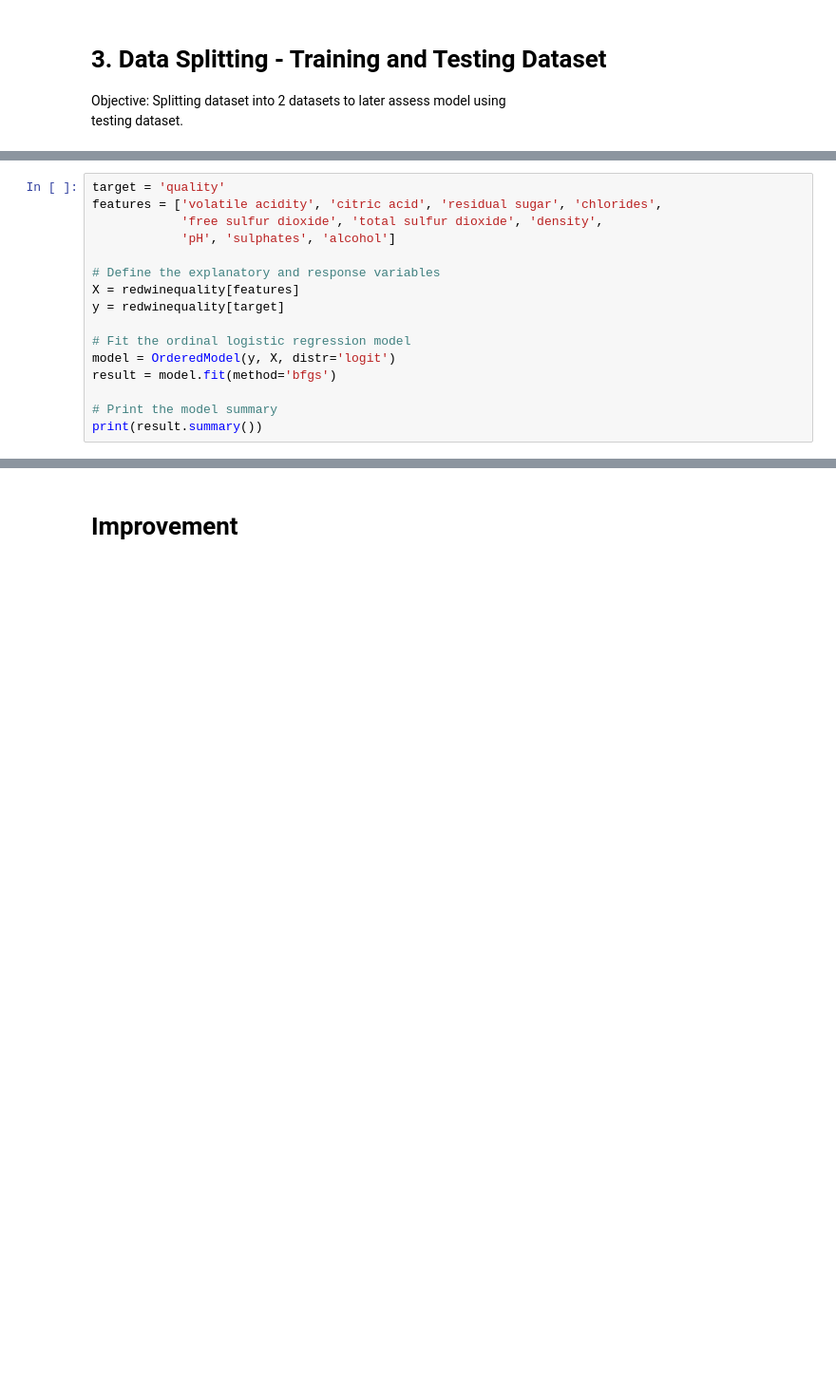
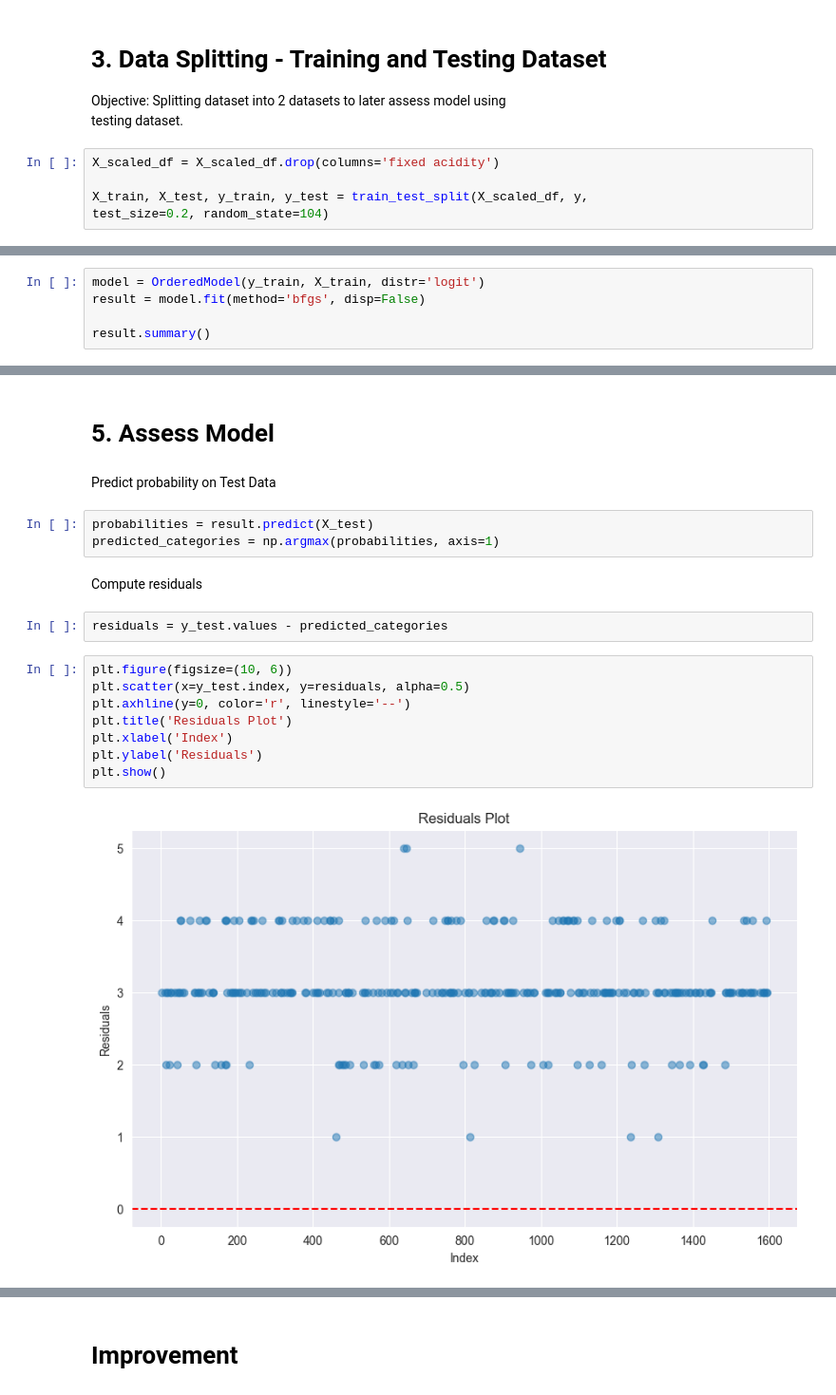
Before and after one commit to CelineChiLamNg/red_wine_regression, a Jupyter notebook: winequality.ipynb, the cells around one changed output, grey strips where cells are left out. Shown at 95% size. Cells and saved outputs as stored; diff of their text form; blank space fills up the shorter version.

```diff
--- a/winequality.ipynb
+++ b/winequality.ipynb
@@ -443,3 +442,8 @@ sulphate
 # 3. Data Splitting - Training and Testing Dataset
 Objective: Splitting dataset into 2 datasets to later assess model using <br>
 testing dataset.
+# %%
+X_scaled_df = X_scaled_df.drop(columns='fixed acidity')
+
+X_train, X_test, y_train, y_test = train_test_split(X_scaled_df, y,
+test_size=0.2, random_state=104)
@@ -448,17 +461,6 @@ testing dataset.
 # %%
-target = 'quality'
-features = ['volatile acidity', 'citric acid', 'residual sugar', 'chlorides',
-            'free sulfur dioxide', 'total sulfur dioxide', 'density',
-            'pH', 'sulphates', 'alcohol']
+model = OrderedModel(y_train, X_train, distr='logit')
+result = model.fit(method='bfgs', disp=False)
 
-# Define the explanatory and response variables
-X = redwinequality[features]
-y = redwinequality[target]
-
-# Fit the ordinal logistic regression model
-model = OrderedModel(y, X, distr='logit')
-result = model.fit(method='bfgs')
-
-# Print the model summary
-print(result.summary())
+result.summary()
 # %% [output]
@@ -481,0 +555,21 @@ Time:                        19:26:00
+# %% [markdown]
+# 5. Assess Model
+# %% [markdown]
+Predict probability on Test Data
+# %%
+probabilities = result.predict(X_test)
+predicted_categories = np.argmax(probabilities, axis=1)
+# %% [markdown]
+Compute residuals
+# %%
+residuals = y_test.values - predicted_categories
+# %%
+plt.figure(figsize=(10, 6))
+plt.scatter(x=y_test.index, y=residuals, alpha=0.5)
+plt.axhline(y=0, color='r', linestyle='--')
+plt.title('Residuals Plot')
+plt.xlabel('Index')
+plt.ylabel('Residuals')
+plt.show()
+# %% [output]
+[figure, added]
```
Also changed, not shown: parts of 20 cells of this notebook, 1 other file.
